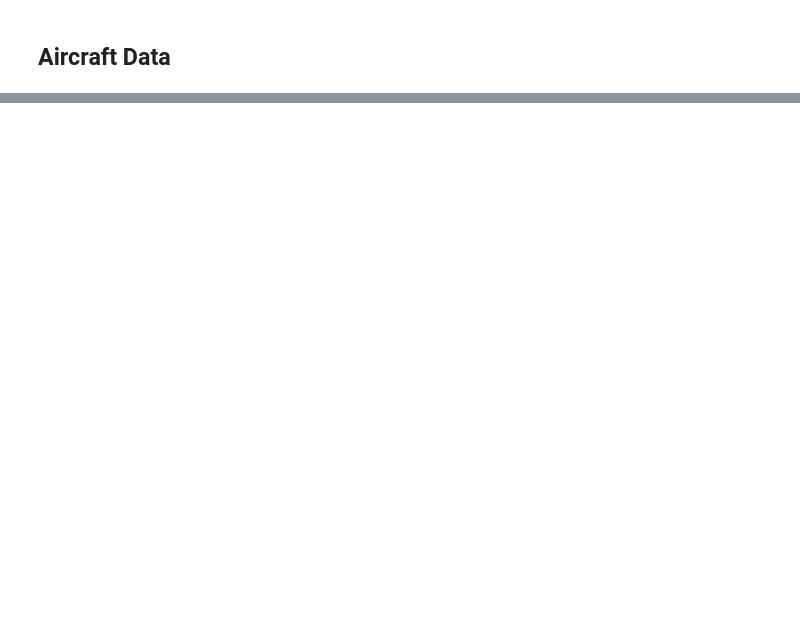
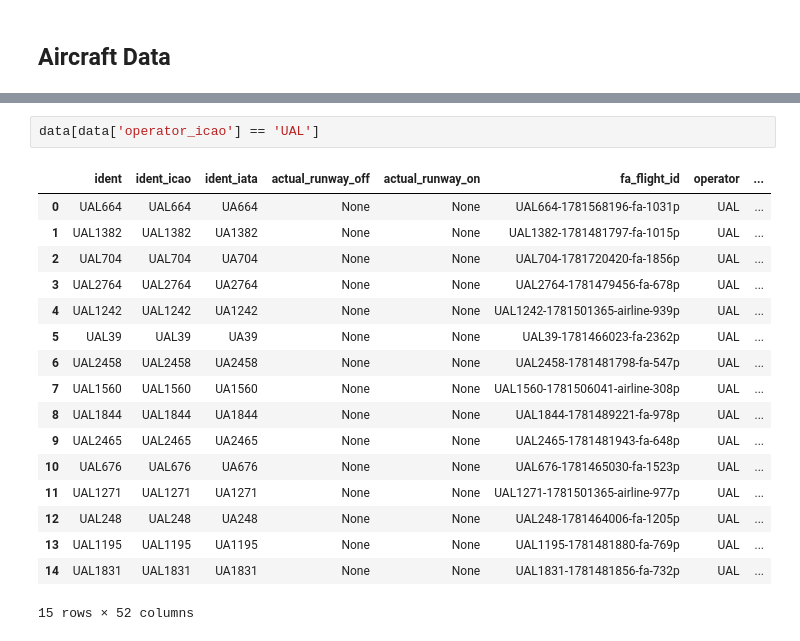
Before and after one commit to kingsuching/airlineRevenueOptimization, a Jupyter notebook: Project 1/Project 1.ipynb, the cells around one changed output, grey strips where cells are left out. Cells and saved outputs as stored; diff of their text form; blank space fills up the shorter version.

```diff
--- a/Project 1/Project 1.ipynb
+++ b/Project 1/Project 1.ipynb
@@ -138,0 +85,20 @@ def scrape_website(url: str, css_selector: str, use_selenium: bool = False, sele
+# %%
+data[data['operator_icao'] == 'UAL']
+# %% [output]
+|  | ident | ident_icao | ident_iata | actual_runway_off | actual_runway_on | fa_flight_id | operator | ... |
+| 0 | UAL664 | UAL664 | UA664 | None | None | UAL664-1781568196-fa-1031p | UAL | ... |
+| 1 | UAL1382 | UAL1382 | UA1382 | None | None | UAL1382-1781481797-fa-1015p | UAL | ... |
+| 2 | UAL704 | UAL704 | UA704 | None | None | UAL704-1781720420-fa-1856p | UAL | ... |
+| 3 | UAL2764 | UAL2764 | UA2764 | None | None | UAL2764-1781479456-fa-678p | UAL | ... |
+| 4 | UAL1242 | UAL1242 | UA1242 | None | None | UAL1242-1781501365-airline-939p | UAL | ... |
+| 5 | UAL39 | UAL39 | UA39 | None | None | UAL39-1781466023-fa-2362p | UAL | ... |
+| 6 | UAL2458 | UAL2458 | UA2458 | None | None | UAL2458-1781481798-fa-547p | UAL | ... |
+| 7 | UAL1560 | UAL1560 | UA1560 | None | None | UAL1560-1781506041-airline-308p | UAL | ... |
+| 8 | UAL1844 | UAL1844 | UA1844 | None | None | UAL1844-1781489221-fa-978p | UAL | ... |
+| 9 | UAL2465 | UAL2465 | UA2465 | None | None | UAL2465-1781481943-fa-648p | UAL | ... |
+| 10 | UAL676 | UAL676 | UA676 | None | None | UAL676-1781465030-fa-1523p | UAL | ... |
+| 11 | UAL1271 | UAL1271 | UA1271 | None | None | UAL1271-1781501365-airline-977p | UAL | ... |
+| 12 | UAL248 | UAL248 | UA248 | None | None | UAL248-1781464006-fa-1205p | UAL | ... |
+| 13 | UAL1195 | UAL1195 | UA1195 | None | None | UAL1195-1781481880-fa-769p | UAL | ... |
+| 14 | UAL1831 | UAL1831 | UA1831 | None | None | UAL1831-1781481856-fa-732p | UAL | ... |
+15 rows × 52 columns
```
Also changed, not shown: parts of 8 cells of this notebook.
